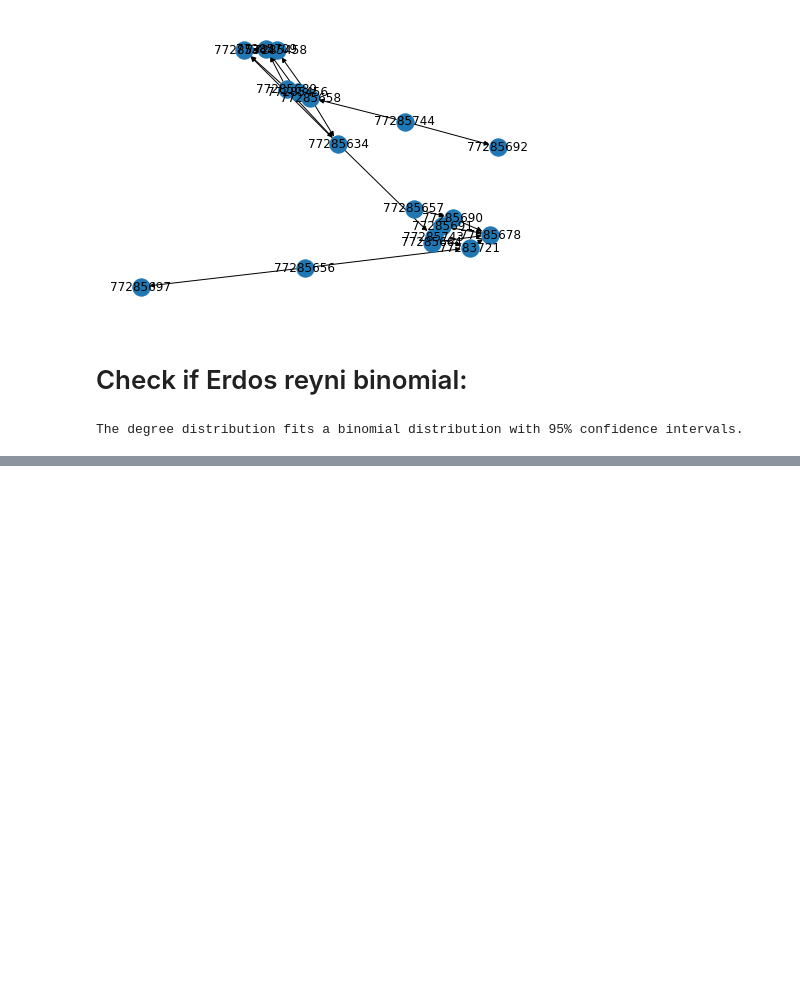
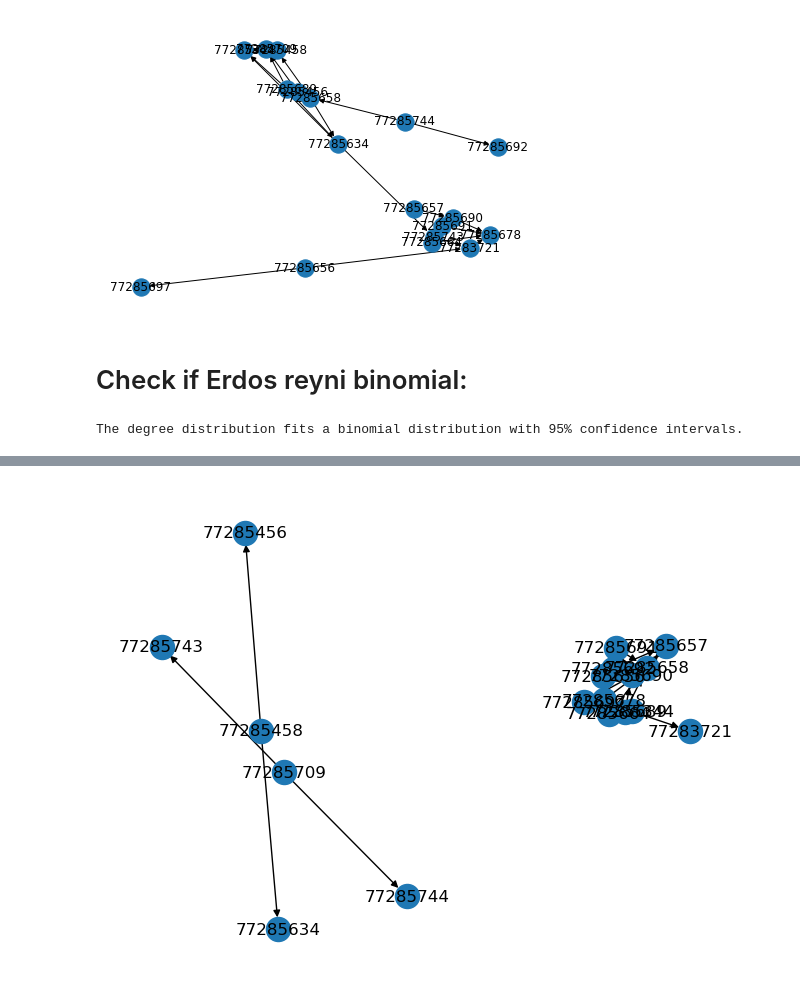
Before and after one commit to ayassine96/paint-black, a Jupyter notebook: zarr_test.ipynb, the cells around one changed output, grey strips where cells are left out. Cells and saved outputs as stored; diff of their text form; code cells hidden in the pictures; blank space fills up the shorter version.

```diff
--- a/zarr_test.ipynb
+++ b/zarr_test.ipynb
@@ -526,0 +513,7 @@ Inplace swapped random graph: 18 nodes, 21 edges
+# %%
+networks_path = f"/srv/abacus-1/bitcoin_darknet/grayscale_op_ali/heur_1_data_v3/heur_1_networks_full/week"
+unit_graph_file = f"{networks_path}/2010-01-16.graphml.bz2"
+G = nx.read_graphml(unit_graph_file)
+nx.draw(G, pos=nx.spring_layout(G),with_labels=True)
+# %% [output]
+[figure, added]
```
Also changed, not shown: parts of 39 cells of this notebook, 18 other files.
